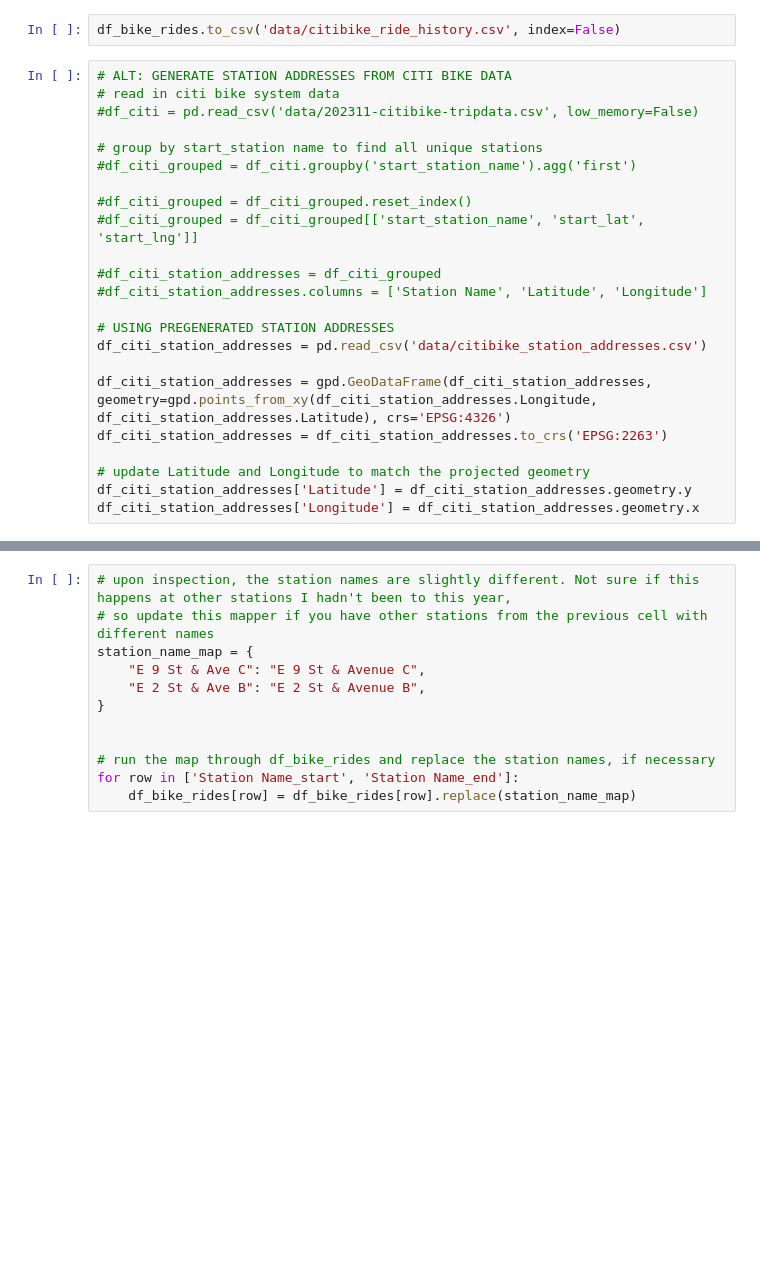
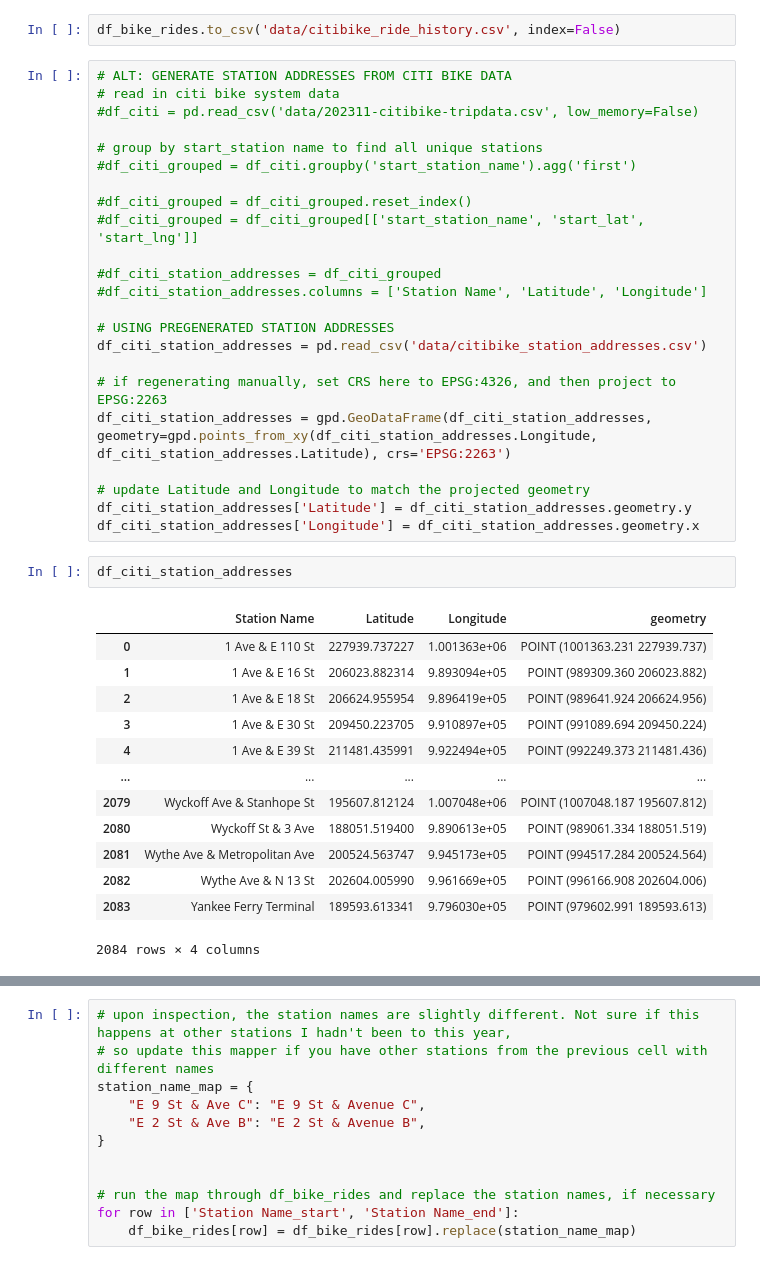
Before and after one commit to mattwfranchi/2023-in-5-plots, a Jupyter notebook: citibike.ipynb, the cells around one changed output, grey strips where cells are left out. Drawn from its saved outputs; the diff is of its cells as text; blank space fills up the shorter version.

```diff
--- a/citibike.ipynb
+++ b/citibike.ipynb
@@ -99,12 +99,28 @@ df_bike_rides.to_csv('data/citibike_ride_history.csv', index=False)
 # USING PREGENERATED STATION ADDRESSES
 df_citi_station_addresses = pd.read_csv('data/citibike_station_addresses.csv')
 
-df_citi_station_addresses = gpd.GeoDataFrame(df_citi_station_addresses, geometry=gpd.points_from_xy(df_citi_station_addresses.Longitude, df_citi_station_addresses.Latitude), crs='EPSG:4326')
-df_citi_station_addresses = df_citi_station_addresses.to_crs('EPSG:2263')
+# if regenerating manually, set CRS here to EPSG:4326, and then project to EPSG:2263
+df_citi_station_addresses = gpd.GeoDataFrame(df_citi_station_addresses, geometry=gpd.points_from_xy(df_citi_station_addresses.Longitude, df_citi_station_addresses.Latitude), crs='EPSG:2263')
 
 # update Latitude and Longitude to match the projected geometry
 df_citi_station_addresses['Latitude'] = df_citi_station_addresses.geometry.y
 df_citi_station_addresses['Longitude'] = df_citi_station_addresses.geometry.x
+# %%
+df_citi_station_addresses
+# %% [output]
+|  | Station Name | Latitude | Longitude | geometry |
+| 0 | 1 Ave & E 110 St | 227939.737227 | 1.001363e+06 | POINT (1001363.231 227939.737) |
+| 1 | 1 Ave & E 16 St | 206023.882314 | 9.893094e+05 | POINT (989309.360 206023.882) |
+| 2 | 1 Ave & E 18 St | 206624.955954 | 9.896419e+05 | POINT (989641.924 206624.956) |
+| 3 | 1 Ave & E 30 St | 209450.223705 | 9.910897e+05 | POINT (991089.694 209450.224) |
+| 4 | 1 Ave & E 39 St | 211481.435991 | 9.922494e+05 | POINT (992249.373 211481.436) |
+| ... | ... | ... | ... | ... |
+| 2079 | Wyckoff Ave & Stanhope St | 195607.812124 | 1.007048e+06 | POINT (1007048.187 195607.812) |
+| 2080 | Wyckoff St & 3 Ave | 188051.519400 | 9.890613e+05 | POINT (989061.334 188051.519) |
+| 2081 | Wythe Ave & Metropolitan Ave | 200524.563747 | 9.945173e+05 | POINT (994517.284 200524.564) |
+| 2082 | Wythe Ave & N 13 St | 202604.005990 | 9.961669e+05 | POINT (996166.908 202604.006) |
+| 2083 | Yankee Ferry Terminal | 189593.613341 | 9.796030e+05 | POINT (979602.991 189593.613) |
+2084 rows × 4 columns
 # %%
 # now, merge my rides with the citi bike station data
 df_bike_rides = df_bike_rides.merge(df_citi_station_addresses, how='left', left_on='Start Location', right_on='Station Name')
```
Also changed, not shown: parts of 9 cells of this notebook.
